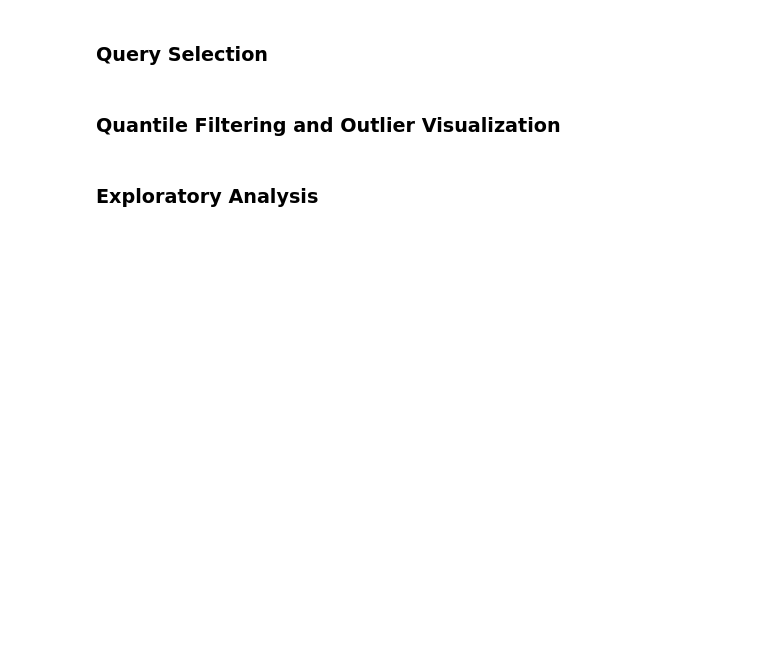
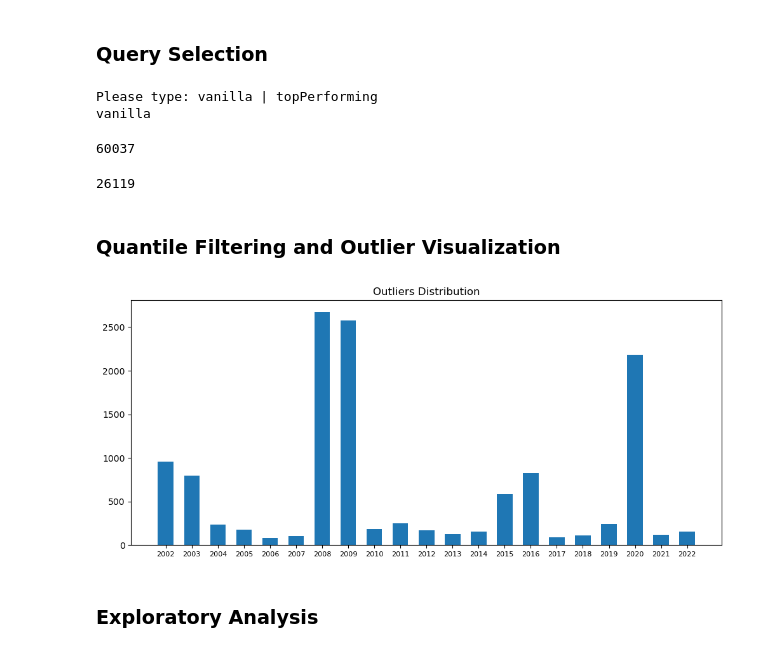
Before and after one commit to sonqo/msc-data-science, a Jupyter notebook: 0-thesis/portfolios.ipynb, the cells around one changed output. Saved outputs shown, nothing was run; the diff lists cells and outputs as text; code cells hidden in the pictures; blank space fills up the shorter version.

```diff
--- a/0-thesis/portfolios.ipynb
+++ b/0-thesis/portfolios.ipynb
@@ -40,7 +40,7 @@ def get_sample_particulars(df):
 ### Query Selection
 # %%
 # vanilla
-query = '''
+bondReturns_vanilla = '''
     SELECT
         Date,
         Cusip,
@@ -58,10 +58,12 @@ query = '''
         END AS MaturityBand
     FROM
         BondReturns
+    WHERE
+        Cusip IN (SELECT DISTINCT CusipId FROM Trace_filtered_withRatings )
 '''
 
 # top performing bonds
-query_topPerforming = '''
+bondReturns_topPerforming = '''
     SELECT
         A.Date,
         A.Cusip,
@@ -86,9 +88,16 @@ query_topPerforming = '''
             MAX(TDvolume) AS MaxVolume
         FROM
             BondReturns
+        WHERE
+            Cusip IN (SELECT DISTINCT CusipId FROM Trace_filtered_withRatings)
         GROUP BY
             Date,
             CompanySymbol
     ) B ON A.Date = B.Date AND A.CompanySymbol = B.CompanySymbol AND A.TDvolume = B.MaxVolume
 '''
+# %%
+query_selection = input('Please type: vanilla | topPerforming\n')
+# %% [output]
+Please type: vanilla | topPerforming
+vanilla
 # %%
@@ -101,4 +117,13 @@ df = pd.read_csv('data/output/bondReturns.csv')
 df['Date'] = pd.to_datetime(df['Date'])
+# %%
+df['Cusip'].nunique()
+# %% [output]
+60037
+# %%
+ego = df.dropna(subset=['RatingNum'])
+ego['Cusip'].nunique()
+# %% [output]
+26119
 # %% [markdown]
 ### Quantile Filtering and Outlier Visualization
 # %%
@@ -111,7 +133,10 @@ df = df[df['outliers'] == 0]
 # %%
 df_g = df.groupby('Year')['outliers'].sum().reset_index()
 
 plt.figure(figsize=(12, 5))
+plt.title('Outliers Distribution')
 plt.bar(df_g['Year'], df_g['outliers'], width = 0.6)
 plt.xticks([i for i in range(2002, 2023)], fontsize=8)
 plt.show()
+# %% [output]
+[figure, added]
```
Also changed, not shown: parts of 18 cells of this notebook, 16 other files.
